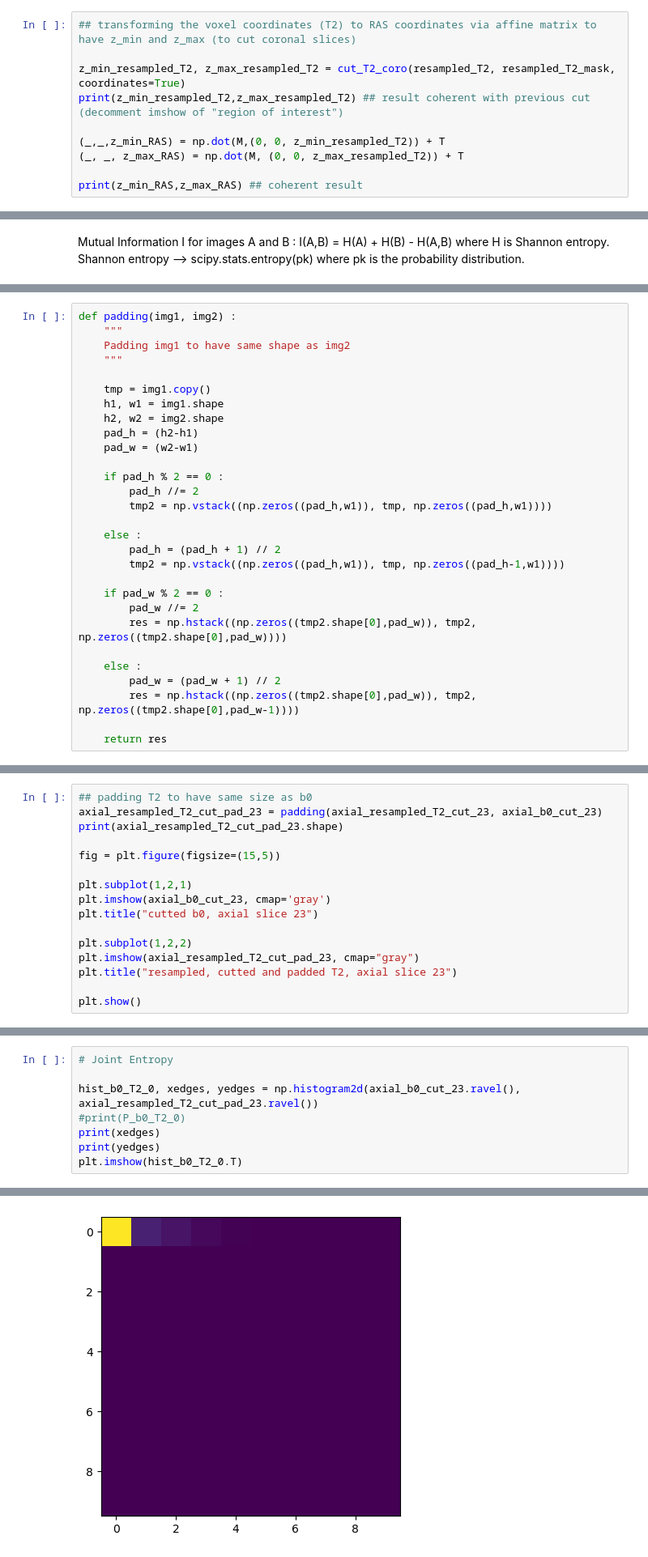
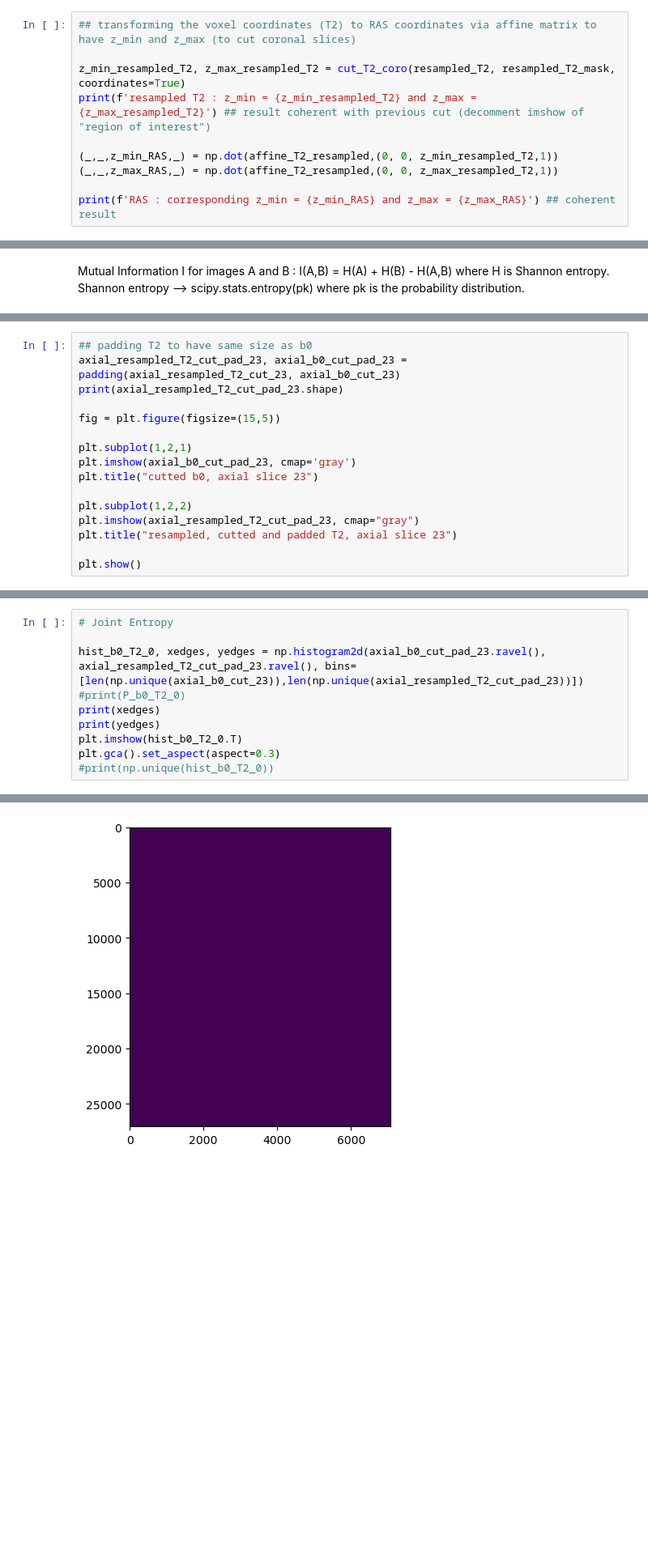
Before and after one commit to CharlineCuraut/Registration_IRM_T2_DWI_b0, a Jupyter notebook: registration_IRM_T2_DWI_b0.ipynb, the cells around one changed output, grey strips where cells are left out. Shown at 81% size. Drawn from its saved outputs; the diff is of its cells as text; blank space fills up the shorter version.

```diff
--- a/registration_IRM_T2_DWI_b0.ipynb
+++ b/registration_IRM_T2_DWI_b0.ipynb
@@ -324,10 +346,10 @@ affine of resampled T2 :
 ## transforming the voxel coordinates (T2) to RAS coordinates via affine matrix to have z_min and z_max (to cut coronal slices)
 
 z_min_resampled_T2, z_max_resampled_T2 = cut_T2_coro(resampled_T2, resampled_T2_mask, coordinates=True)
-print(z_min_resampled_T2,z_max_resampled_T2) ## result coherent with previous cut (decomment imshow of "region of interest")
+print(f'resampled T2 : z_min = {z_min_resampled_T2} and z_max = {z_max_resampled_T2}') ## result coherent with previous cut (decomment imshow of "region of interest")
 
-(_,_,z_min_RAS) = np.dot(M,(0, 0, z_min_resampled_T2)) + T
-(_, _, z_max_RAS) = np.dot(M, (0, 0, z_max_resampled_T2)) + T
+(_,_,z_min_RAS,_) = np.dot(affine_T2_resampled,(0, 0, z_min_resampled_T2,1))
+(_,_,z_max_RAS,_) = np.dot(affine_T2_resampled,(0, 0, z_max_resampled_T2,1))
 
-print(z_min_RAS,z_max_RAS) ## coherent result
+print(f'RAS : corresponding z_min = {z_min_RAS} and z_max = {z_max_RAS}') ## coherent result
 # %% [output]
@@ -479,29 +517,0 @@ print(H_T2_0)
-# %%
-def padding(img1, img2) :
-    """
-    Padding img1 to have same shape as img2
-    """
-
-    tmp = img1.copy()
-    h1, w1 = img1.shape
-    h2, w2 = img2.shape
-    pad_h = (h2-h1)
-    pad_w = (w2-w1)
-
-    if pad_h % 2 == 0 :
-        pad_h //= 2
-        tmp2 = np.vstack((np.zeros((pad_h,w1)), tmp, np.zeros((pad_h,w1))))
-
-    else :
-        pad_h = (pad_h + 1) // 2
-        tmp2 = np.vstack((np.zeros((pad_h,w1)), tmp, np.zeros((pad_h-1,w1))))
-
-    if pad_w % 2 == 0 :
-        pad_w //= 2
-        res = np.hstack((np.zeros((tmp2.shape[0],pad_w)), tmp2, np.zeros((tmp2.shape[0],pad_w))))
-
-    else :
-        pad_w = (pad_w + 1) // 2
-        res = np.hstack((np.zeros((tmp2.shape[0],pad_w)), tmp2, np.zeros((tmp2.shape[0],pad_w-1))))
-
-    return res
@@ -508,12 +626,12 @@ def padding(img1, img2) :
 # %%
 ## padding T2 to have same size as b0
-axial_resampled_T2_cut_pad_23 = padding(axial_resampled_T2_cut_23, axial_b0_cut_23)
+axial_resampled_T2_cut_pad_23, axial_b0_cut_pad_23 = padding(axial_resampled_T2_cut_23, axial_b0_cut_23)
 print(axial_resampled_T2_cut_pad_23.shape)
 
 fig = plt.figure(figsize=(15,5))
 
 plt.subplot(1,2,1)
-plt.imshow(axial_b0_cut_23, cmap='gray')
+plt.imshow(axial_b0_cut_pad_23, cmap='gray')
 plt.title("cutted b0, axial slice 23")
 
 plt.subplot(1,2,2)
@@ -538,9 +656,11 @@ P_T2 = image_distribution(axial_resampled_T2_cut_pad_23, verbose=1)
 # %%
 # Joint Entropy
 
-hist_b0_T2_0, xedges, yedges = np.histogram2d(axial_b0_cut_23.ravel(), axial_resampled_T2_cut_pad_23.ravel())
+hist_b0_T2_0, xedges, yedges = np.histogram2d(axial_b0_cut_pad_23.ravel(), axial_resampled_T2_cut_pad_23.ravel(), bins=[len(np.unique(axial_b0_cut_23)),len(np.unique(axial_resampled_T2_cut_pad_23))])
 #print(P_b0_T2_0)
 print(xedges)
 print(yedges)
 plt.imshow(hist_b0_T2_0.T)
+plt.gca().set_aspect(aspect=0.3)
+#print(np.unique(hist_b0_T2_0))
 # %% [output]
@@ -553,4 +671,4 @@ plt.imshow(hist_b0_T2_0.T)
-[figure, old version]
+[figure, new version]
 # %%
 # Joint Entropy
 ### c'est trop long !!
```
Also changed, not shown: parts of 25 cells of this notebook.
